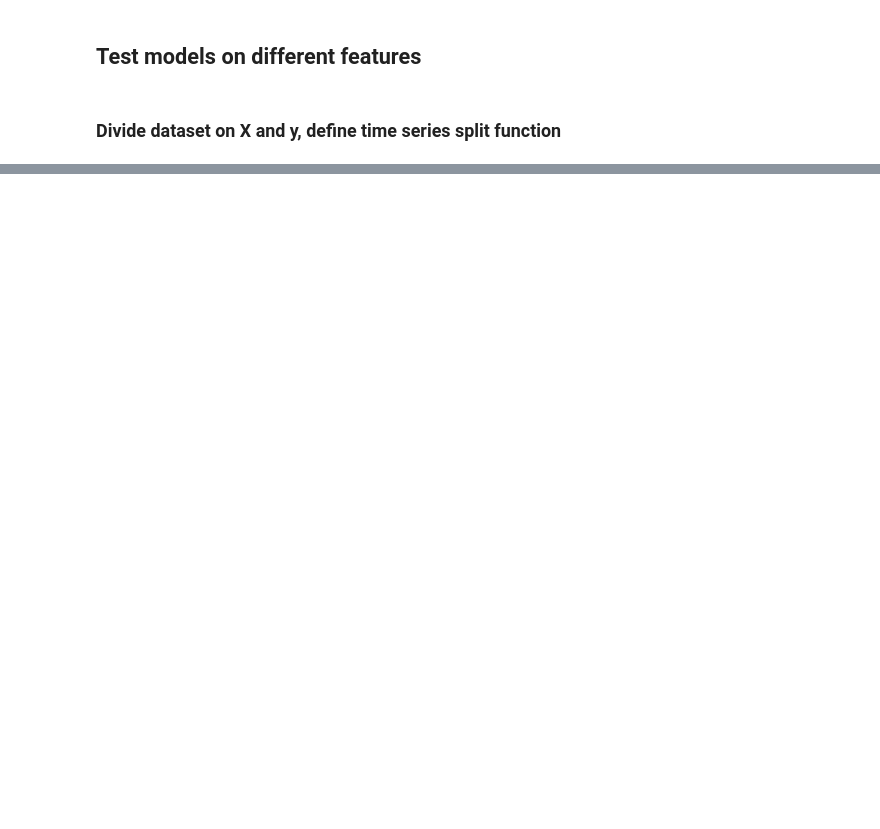
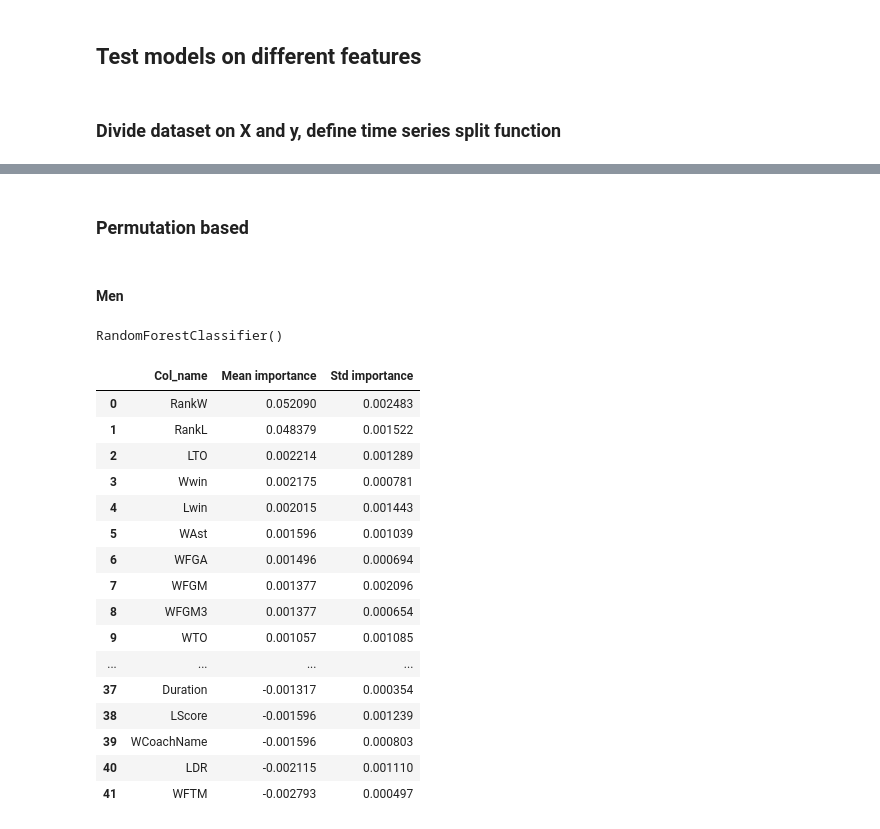
Before and after one commit to KacperUrban/Forecasting-NCAA-BB, a Jupyter notebook: feature_eng.ipynb, the cells around one changed output, grey strips where cells are left out. Drawn from its saved outputs; the diff is of its cells as text; code cells hidden in the pictures; blank space fills up the shorter version.

Commit message:
feat: add permuation based feature selection method (only fo men)

```diff
--- a/feature_eng.ipynb
+++ b/feature_eng.ipynb
@@ -171,0 +162,32 @@ For women's games
+# %% [markdown]
+### Permutation based
+# %% [markdown]
+#### Men
+# %%
+rf_clfm = RandomForestClassifier()
+rf_clfm.fit(X_trainm, y_trainm)
+# %% [output]
+RandomForestClassifier()
+# %%
+perm_import = permutation_importance(rf_clfm, X_testm, y_testm, random_state=42)
+# %%
+perm_df = pd.DataFrame({"Col_name" : X_trainm.columns, "Mean importance" : perm_import.importances_mean, "Std importance" : perm_import.importances_std}).sort_values("Mean importance", ascending=False).reset_index(drop=True)
+perm_df
+# %% [output]
+|  | Col_name | Mean importance | Std importance |
+| 0 | RankW | 0.052090 | 0.002483 |
+| 1 | RankL | 0.048379 | 0.001522 |
+| 2 | LTO | 0.002214 | 0.001289 |
+| 3 | Wwin | 0.002175 | 0.000781 |
+| 4 | Lwin | 0.002015 | 0.001443 |
+| 5 | WAst | 0.001596 | 0.001039 |
+| 6 | WFGA | 0.001496 | 0.000694 |
+| 7 | WFGM | 0.001377 | 0.002096 |
+| 8 | WFGM3 | 0.001377 | 0.000654 |
+| 9 | WTO | 0.001057 | 0.001085 |
+| ... | ... | ... | ... |
+| 37 | Duration | -0.001317 | 0.000354 |
+| 38 | LScore | -0.001596 | 0.001239 |
+| 39 | WCoachName | -0.001596 | 0.000803 |
+| 40 | LDR | -0.002115 | 0.001110 |
+| 41 | WFTM | -0.002793 | 0.000497 |
```
Also changed, not shown: parts of 18 cells of this notebook, 1 other file.
